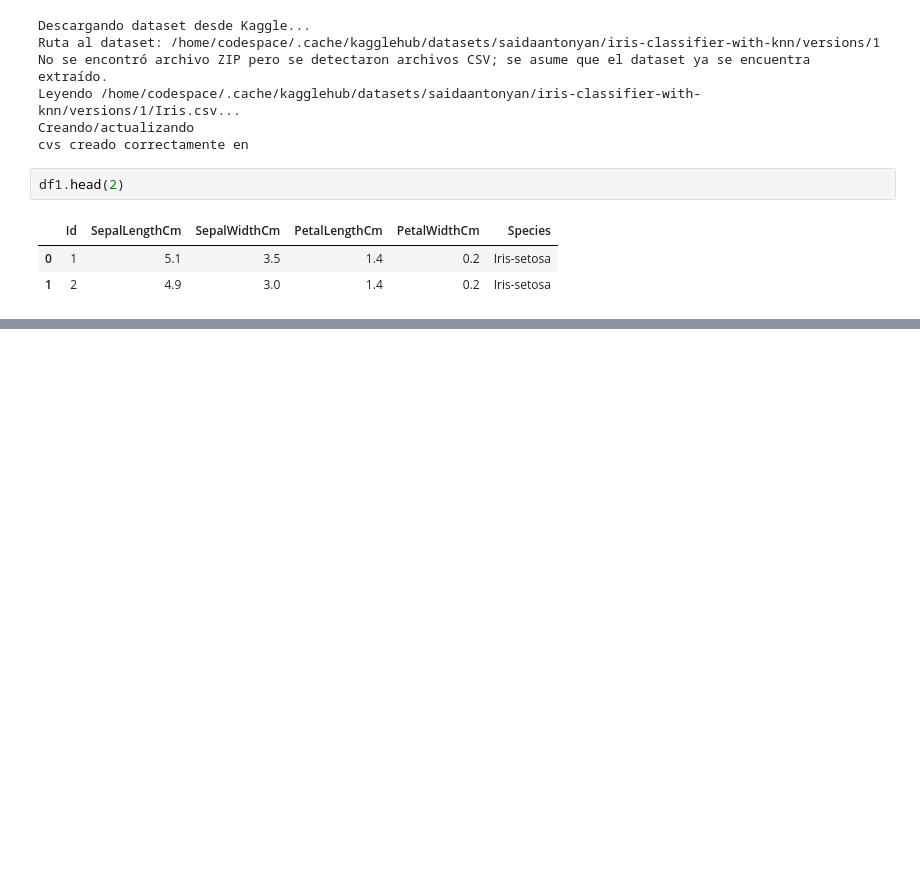
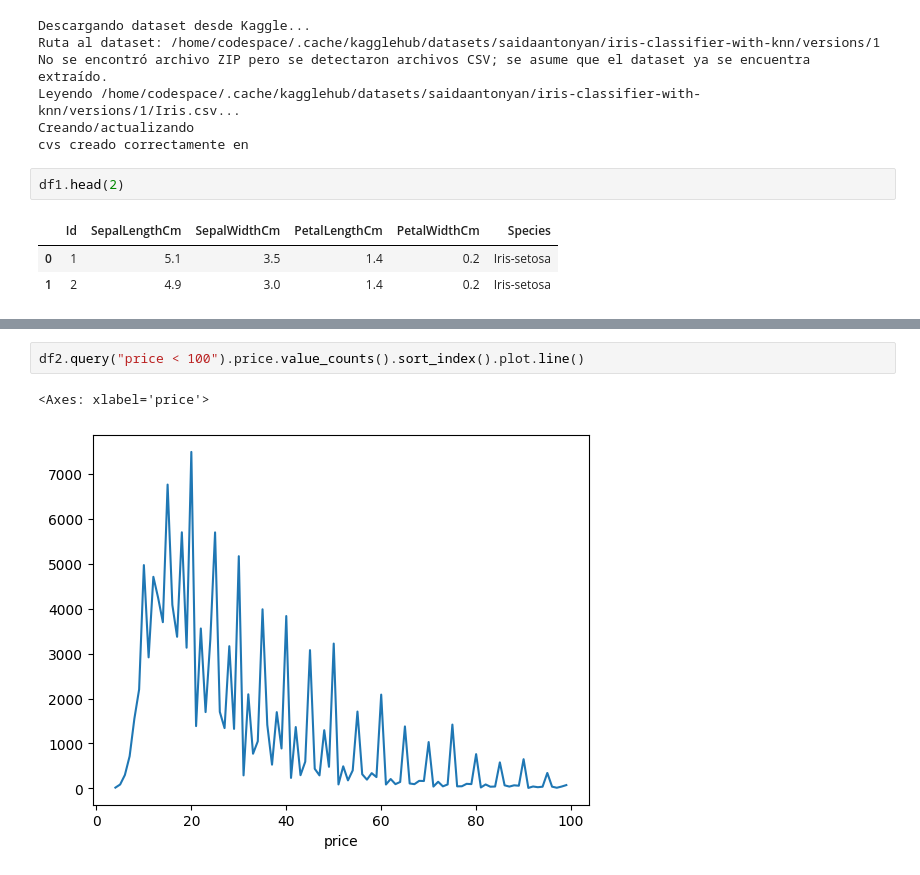
Before and after one commit to andresfkyjas/pad20252_1, a Jupyter notebook: src/clases_ad/clase_4_graficos.ipynb, the cells around one changed output, grey strips where cells are left out. Drawn from its saved outputs; the diff is of its cells as text; blank space fills up the shorter version.

```diff
--- a/src/clases_ad/clase_4_graficos.ipynb
+++ b/src/clases_ad/clase_4_graficos.ipynb
@@ -43,0 +79,5 @@ df2.head(2)
+# %%
+df2.query("price < 100").price.value_counts().sort_index().plot.line()
+# %% [output]
+<Axes: xlabel='price'>
+[figure, added]
```
Also changed, not shown: parts of 9 cells of this notebook, 1 other file.
